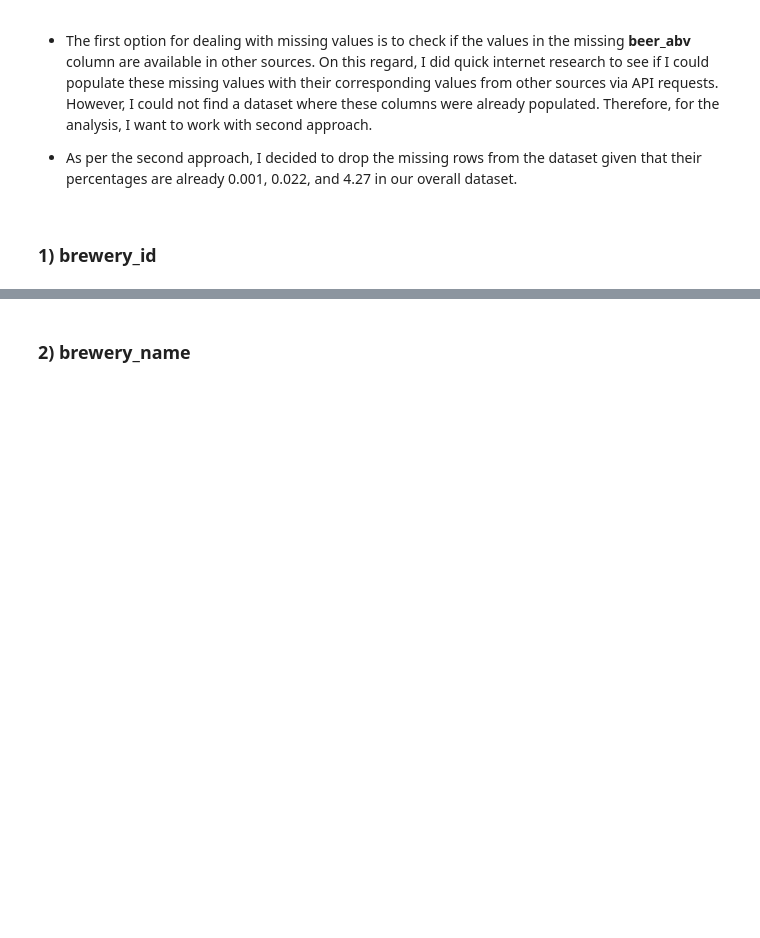
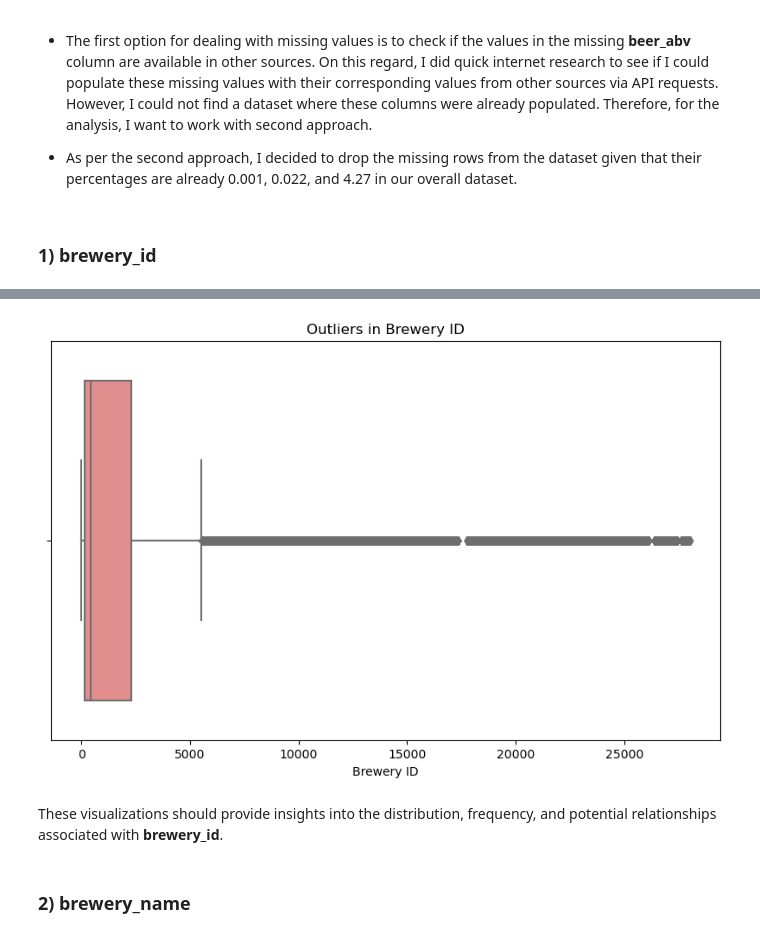
Before and after one commit to MEnesAkpinar/Beer_Advocate_Project, a Jupyter notebook: Beer_Advocate_Project.ipynb, the cells around one changed output, grey strips where cells are left out. Saved outputs shown, nothing was run; the diff lists cells and outputs as text; code cells hidden in the pictures; blank space fills up the shorter version.

```diff
--- a/Beer_Advocate_Project.ipynb
+++ b/Beer_Advocate_Project.ipynb
@@ -248,3 +307,13 @@ dtype: int64
+# %%
+plt.figure(figsize=(10, 6))
+sns.boxplot(x=df_review['brewery_id'], color='lightcoral')
+plt.title("Outliers in Brewery ID")
+plt.xlabel("Brewery ID")
+plt.show()
+# %% [output]
+[figure, added]
+# %% [markdown]
+These visualizations should provide insights into the distribution, frequency, and potential relationships associated with **brewery_id**.
 # %% [markdown]
 ### 2) brewery_name
 # %% [markdown]
```
Also changed, not shown: parts of 13 cells of this notebook.
